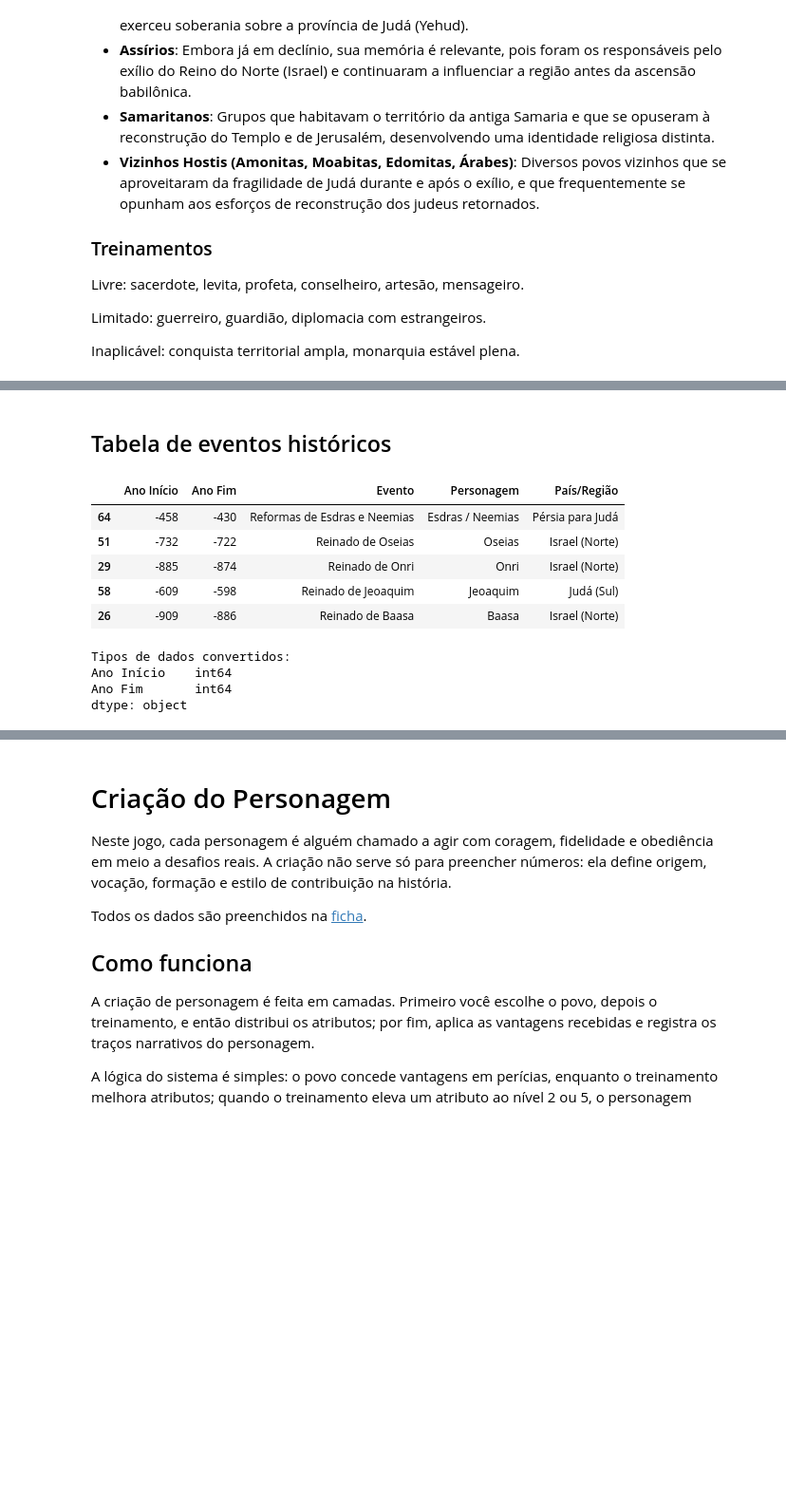
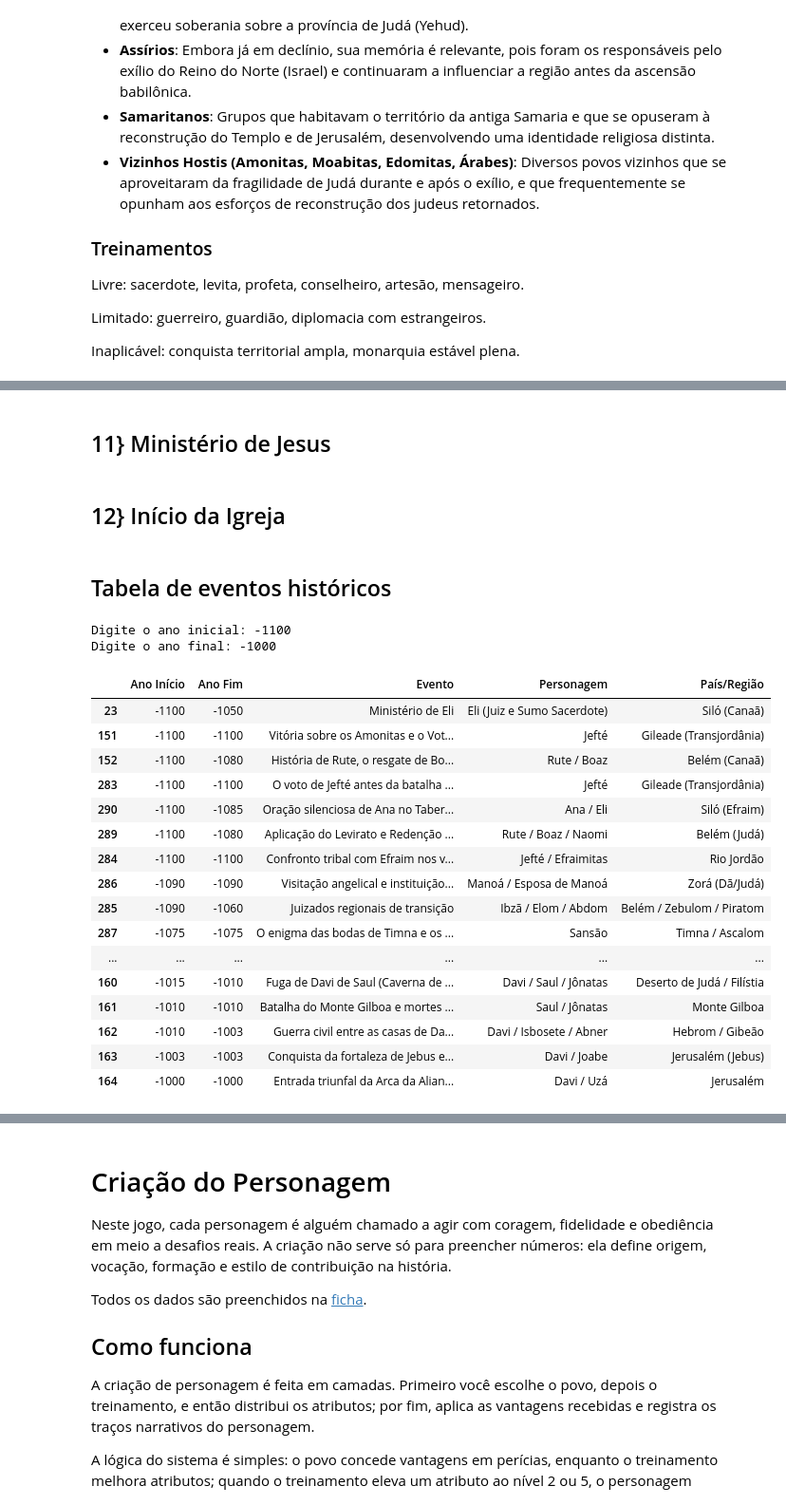
Before and after one commit to Mateus-cpa/estudos_b-blicos, a Jupyter notebook: rpg/rpg_biblico.ipynb, the cells around one changed output, grey strips where cells are left out. Shown at 95% size. Drawn from its saved outputs; the diff is of its cells as text; code cells hidden in the pictures; blank space fills up the shorter version.

```diff
--- a/rpg/rpg_biblico.ipynb
+++ b/rpg/rpg_biblico.ipynb
@@ -255,6 +255,10 @@ Nesta época o cenário ganha novas tensões políticas e religiosas, porque a r
 - **Samaritanos**: Ainda presentes na região, mantendo suas tradições e frequentemente em tensão com os judeus e a nova fé cristã.
 - **Herodianos**: A família real judaica que governava partes da Judeia sob a suserania romana, aliando-se a Roma e exercendo poder local.
 - **Outros povos da região (e.g., Sírios, Nabateus)**: Populações vizinhas que interagiam com judeus, romanos e cristãos nas rotas comerciais e fronteiras.
+# %% [markdown]
+## 11} Ministério de Jesus
+# %% [markdown]
+## 12}  Início da Igreja
 # %% [markdown]
 ## Tabela de eventos históricos
 # %%
@@ -310,18 +314,47 @@ df_cronologia['Ano Fim'] = df_cronologia['Ano Fim'].apply(converter_ano)
 # Preencher valores nulos se necessário (ex: eventos sem data final definida)
 df_cronologia['Ano Início'] = df_cronologia['Ano Início'].fillna(0).astype(int)
 df_cronologia['Ano Fim'] = df_cronologia['Ano Fim'].fillna(0).astype(int)
-
-display(df_cronologia.sample(5))
-print("Tipos de dados convertidos:")
-print(df_cronologia[['Ano Início', 'Ano Fim']].dtypes)
-# %% [output]
-|  | Ano Início | Ano Fim | Evento | Personagem | País/Região |
-| 64 | -458 | -430 | Reformas de Esdras e Neemias | Esdras / Neemias | Pérsia para Judá |
-| 51 | -732 | -722 | Reinado de Oseias | Oseias | Israel (Norte) |
-| 29 | -885 | -874 | Reinado de Onri | Onri | Israel (Norte) |
-| 58 | -609 | -598 | Reinado de Jeoaquim | Jeoaquim | Judá (Sul) |
-| 26 | -909 | -886 | Reinado de Baasa | Baasa | Israel (Norte) |
-Tipos de dados convertidos:
-Ano Início    int64
-Ano Fim       int64
-dtype: object
+# %%
+ano_inicial = None
+while ano_inicial is None:
+  raw_input = input("Digite o ano inicial: ")
+  try:
+    ano_inicial = int(raw_input)
+  except ValueError:
+    print("Por favor, digite um ano válido (ex: -1200 para 1200 a.C. ou 2000 para 2000 d.C.).")
+
+ano_final = None
+while ano_final is None:
+  raw_input = input("Digite o ano final: ")
+  try:
+    raw_test = int(raw_input)
+    if raw_test < ano_inicial:
+      print("O ano final não pode ser menor que o ano inicial.")
+    else:
+      ano_final = int(raw_input)
+  except ValueError:
+    print("Por favor, digite um ano válido (ex: -1200 para 1200 a.C. ou 2000 para 2000 d.C.).")
+
+cronologia_filtrada = df_cronologia[(df_cronologia['Ano Início'] >= ano_inicial) & (df_cronologia['Ano Fim'] <= ano_final)]
+cronologia_filtrada = cronologia_filtrada.sort_values(by='Ano Início', ascending=True)
+display(cronologia_filtrada)
+# %% [output]
+Digite o ano inicial: -1100
+Digite o ano final: -1000
+|  | Ano Início | Ano Fim | Evento | Personagem | País/Região |
+| 23 | -1100 | -1050 | Ministério de Eli | Eli (Juiz e Sumo Sacerdote) | Siló (Canaã) |
+| 151 | -1100 | -1100 | Vitória sobre os Amonitas e o Vot... | Jefté | Gileade (Transjordânia) |
+| 152 | -1100 | -1080 | História de Rute, o resgate de Bo... | Rute / Boaz | Belém (Canaã) |
+| 283 | -1100 | -1100 | O voto de Jefté antes da batalha ... | Jefté | Gileade (Transjordânia) |
+| 290 | -1100 | -1085 | Oração silenciosa de Ana no Taber... | Ana / Eli | Siló (Efraim) |
+| 289 | -1100 | -1080 | Aplicação do Levirato e Redenção ... | Rute / Boaz / Naomi | Belém (Judá) |
+| 284 | -1100 | -1100 | Confronto tribal com Efraim nos v... | Jefté / Efraimitas | Rio Jordão |
+| 286 | -1090 | -1090 | Visitação angelical e instituição... | Manoá / Esposa de Manoá | Zorá (Dã/Judá) |
+| 285 | -1090 | -1060 | Juizados regionais de transição | Ibzã / Elom / Abdom | Belém / Zebulom / Piratom |
+| 287 | -1075 | -1075 | O enigma das bodas de Timna e os ... | Sansão | Timna / Ascalom |
+| ... | ... | ... | ... | ... | ... |
+| 160 | -1015 | -1010 | Fuga de Davi de Saul (Caverna de ... | Davi / Saul / Jônatas | Deserto de Judá / Filístia |
+| 161 | -1010 | -1010 | Batalha do Monte Gilboa e mortes ... | Saul / Jônatas | Monte Gilboa |
+| 162 | -1010 | -1003 | Guerra civil entre as casas de Da... | Davi / Isbosete / Abner | Hebrom / Gibeão |
+| 163 | -1003 | -1003 | Conquista da fortaleza de Jebus e... | Davi / Joabe | Jerusalém (Jebus) |
+| 164 | -1000 | -1000 | Entrada triunfal da Arca da Alian... | Davi / Uzá | Jerusalém |
```
Also changed, not shown: parts of 2 cells of this notebook.
